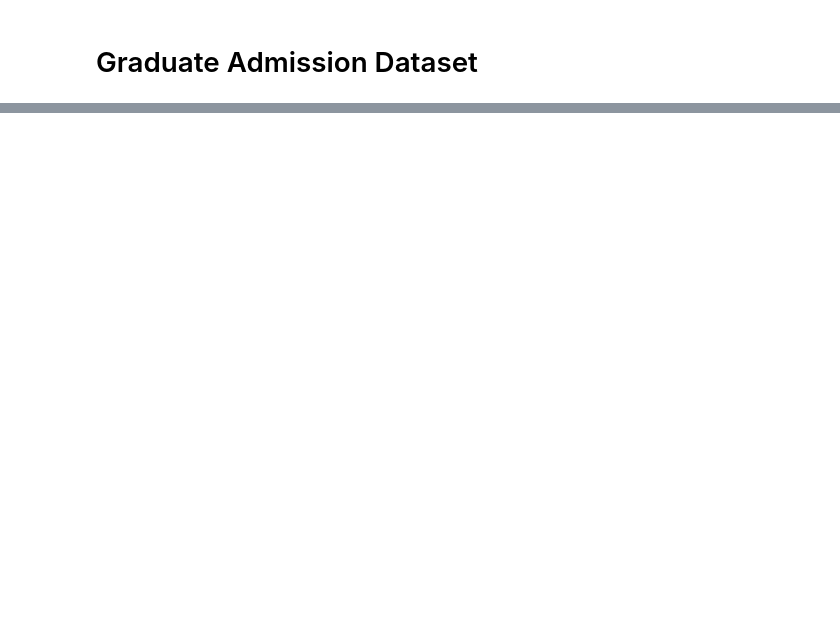
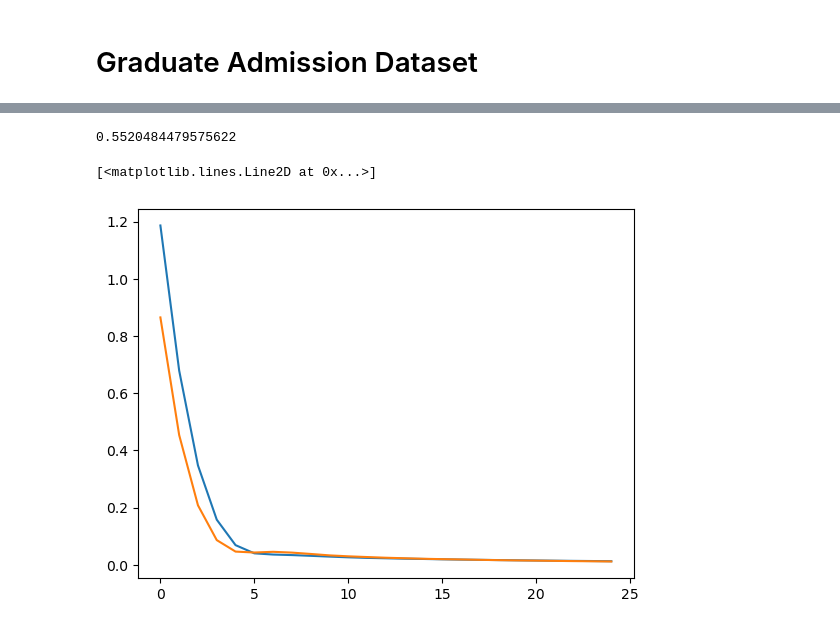
Before and after one commit to itsanishsingh/task-ann-lite-projects, a Jupyter notebook: graduate_admission.ipynb, the cells around one changed output, grey strips where cells are left out. Cells and saved outputs as stored; diff of their text form; code cells hidden in the pictures; blank space fills up the shorter version.

```diff
--- a/graduate_admission.ipynb
+++ b/graduate_admission.ipynb
@@ -22,0 +58,11 @@ To enable the following instructions: SSE4.1 SSE4.2 AVX AVX2 FMA, in other opera
+# %%
+scaler = MinMaxScaler()
+X_train_scaled = scaler.fit_transform(X_train)
+X_test_scaled = scaler.transform(X_test)
+# %%
+model = Sequential()
+
+model.add(Dense(10, activation="relu", input_dim=7))
+model.add(Dense(10, activation="relu"))
+
+model.add(Dense(1, activation="linear"))
@@ -22,0 +97,4 @@ To enable the following instructions: SSE4.1 SSE4.2 AVX AVX2 FMA, in other opera
+# %%
+model.compile(loss="mean_squared_error", optimizer="Adam")
+# %%
+history = model.fit(X_train_scaled, y_train, epochs=25, validation_split=0.2)
@@ -22,0 +129,10 @@ To enable the following instructions: SSE4.1 SSE4.2 AVX AVX2 FMA, in other opera
+# %%
+r2_score(y_test, y_pred)
+# %% [output]
+0.5520484479575622
+# %%
+plt.plot(history.history["loss"])
+plt.plot(history.history["val_loss"])
+# %% [output]
+[<matplotlib.lines.Line2D at 0x...>]
+[figure, added]
```
Also changed, not shown: parts of 9 cells of this notebook.
